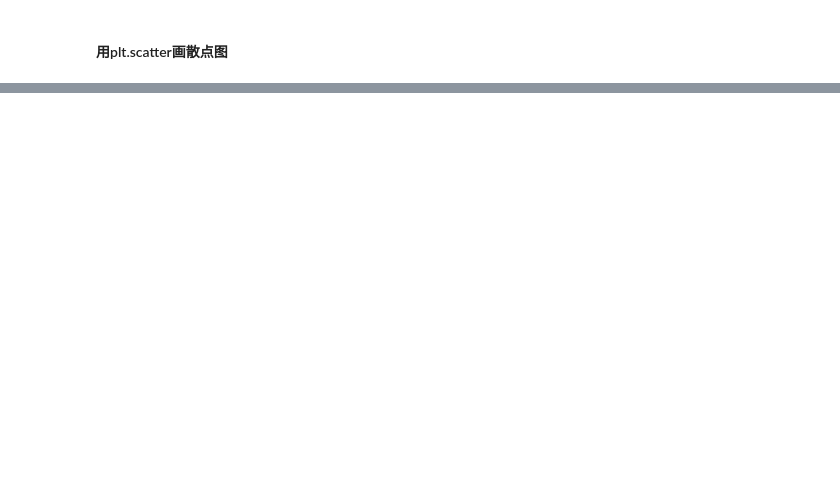
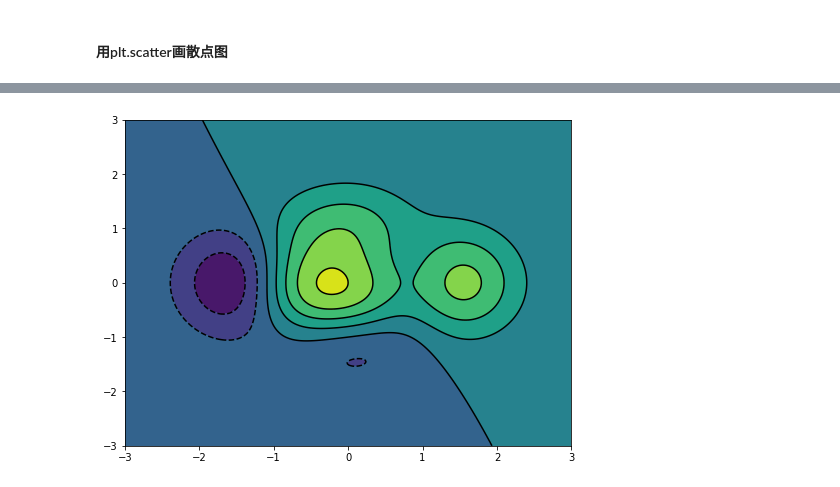
Before and after one commit to lukoou3/pythonNode, a Jupyter notebook: DataAnalysis/matplotlib.ipynb, the cells around one changed output, grey strips where cells are left out. Saved outputs shown, nothing was run; the diff lists cells and outputs as text; code cells hidden in the pictures; blank space fills up the shorter version.

```diff
--- a/DataAnalysis/matplotlib.ipynb
+++ b/DataAnalysis/matplotlib.ipynb
@@ -153,0 +232,7 @@ ax.scatter(x, y)
+# %%
+# 一起
+plt.figure(figsize=(8,6))
+plt.contourf(X, Y, height(X, Y))
+C = plt.contour(X, Y, height(X, Y), colors=["black"])
+# %% [output]
+[figure, added]
```
Also changed, not shown: parts of 22 cells of this notebook.
